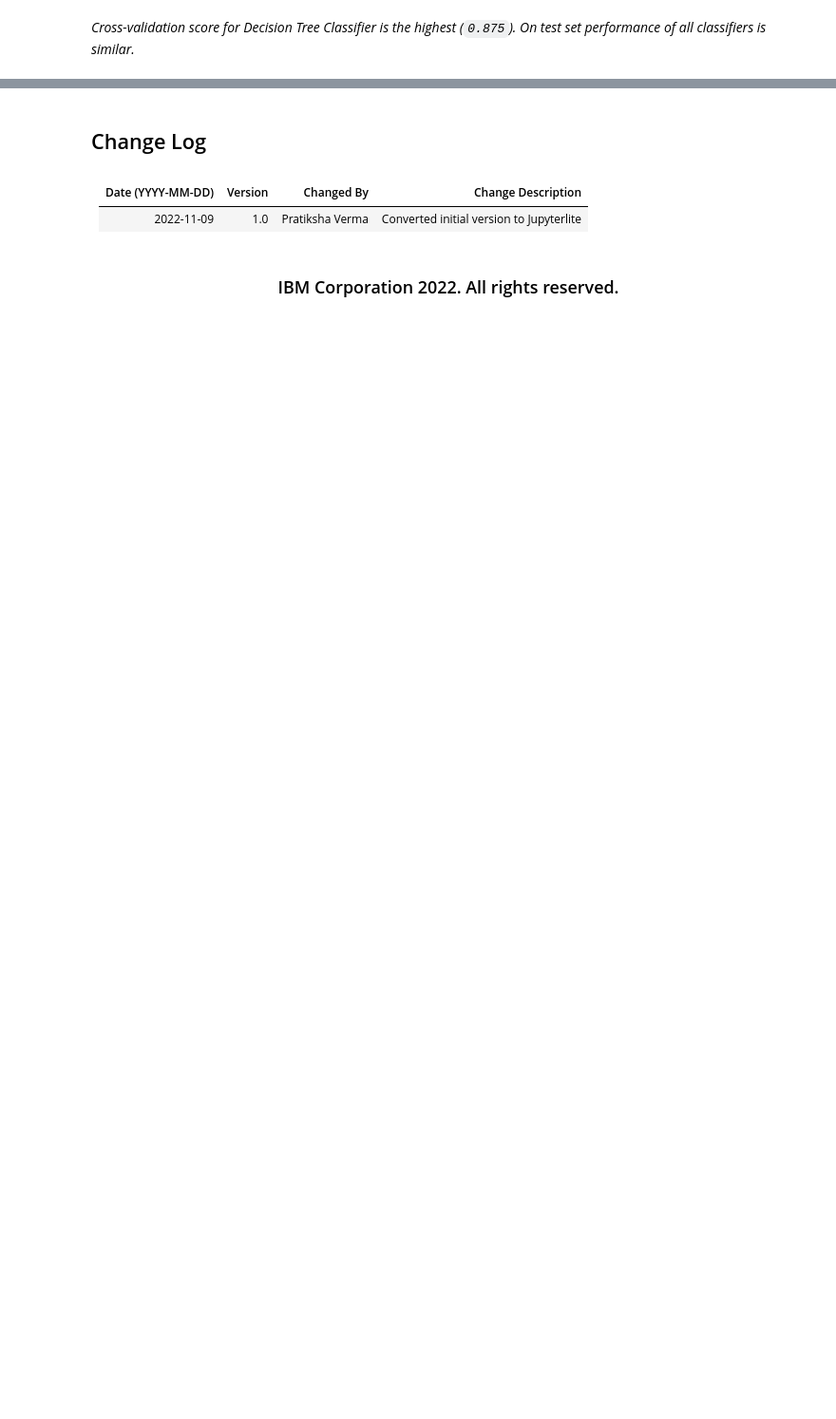
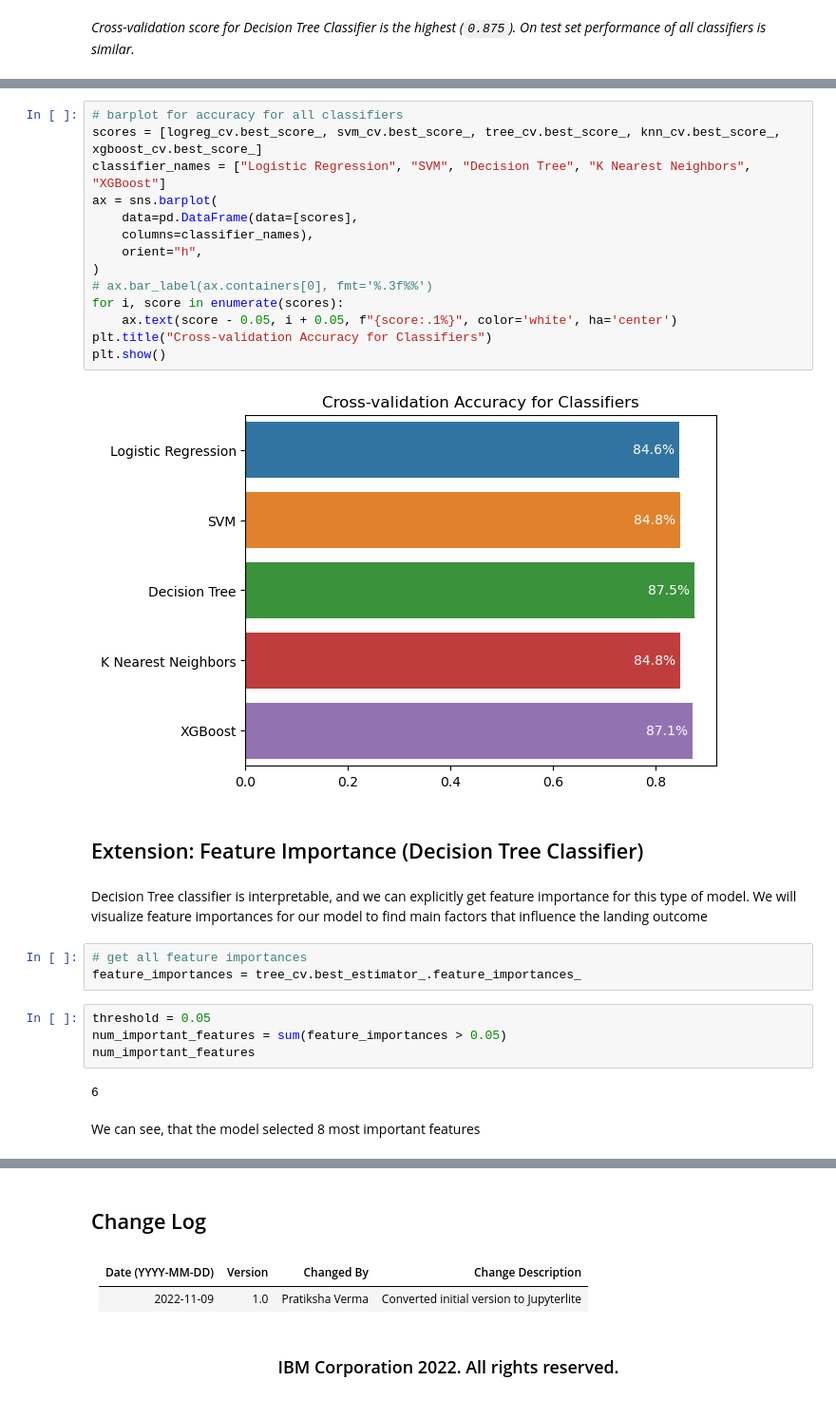
Before and after one commit to artbataev/ibm_ds_t10_capstone, a Jupyter notebook: Lab_4.1_Machine_Learning_Prediction.ipynb, the cells around one changed output, grey strips where cells are left out. Shown at 95% size. Saved outputs shown, nothing was run; the diff lists cells and outputs as text; blank space fills up the shorter version.

```diff
--- a/Lab_4.1_Machine_Learning_Prediction.ipynb
+++ b/Lab_4.1_Machine_Learning_Prediction.ipynb
@@ -341,0 +399,32 @@ plt.show()
+# %%
+# barplot for accuracy for all classifiers
+scores = [logreg_cv.best_score_, svm_cv.best_score_, tree_cv.best_score_, knn_cv.best_score_, xgboost_cv.best_score_]
+classifier_names = ["Logistic Regression", "SVM", "Decision Tree", "K Nearest Neighbors", "XGBoost"]
+ax = sns.barplot(
+    data=pd.DataFrame(data=[scores],
+    columns=classifier_names),
+    orient="h",
+)
+# ax.bar_label(ax.containers[0], fmt='%.3f%%')
+for i, score in enumerate(scores):
+    ax.text(score - 0.05, i + 0.05, f"{score:.1%}", color='white', ha='center')
+plt.title("Cross-validation Accuracy for Classifiers")
+plt.show()
+# %% [output]
+[figure, added]
+# %% [markdown]
+## Extension: Feature Importance (Decision Tree Classifier)
+# %% [markdown]
+Decision Tree classifier is interpretable, and we can explicitly get feature importance for this type of model.
+We will visualize feature importances for our model to find main factors that influence the landing outcome
+# %%
+# get all feature importances
+feature_importances = tree_cv.best_estimator_.feature_importances_
+# %%
+threshold = 0.05
+num_important_features = sum(feature_importances > 0.05)
+num_important_features
+# %% [output]
+6
+# %% [markdown]
+We can see, that the model selected 8 most important features
```
Also changed, not shown: parts of 28 cells of this notebook.
